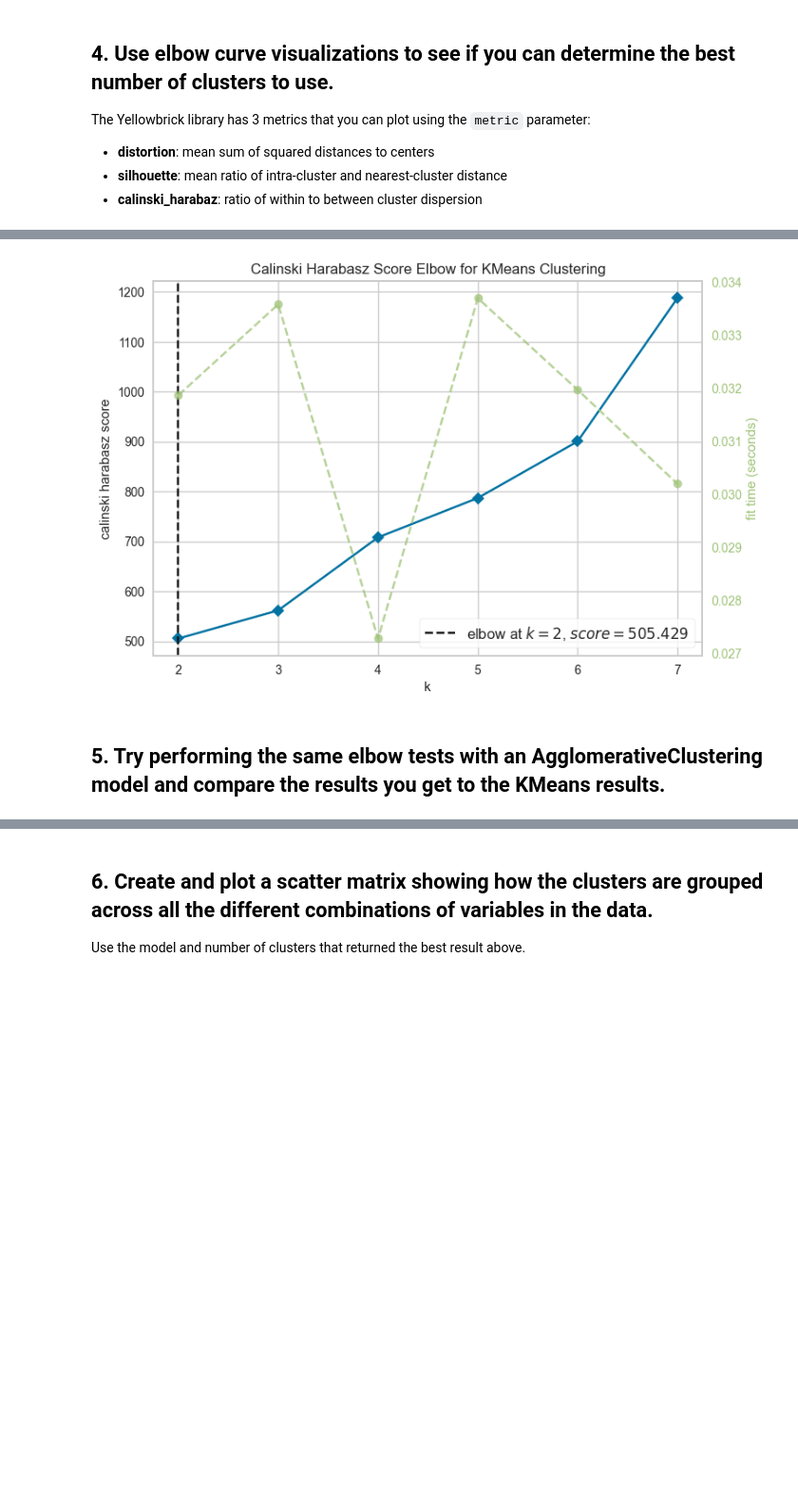
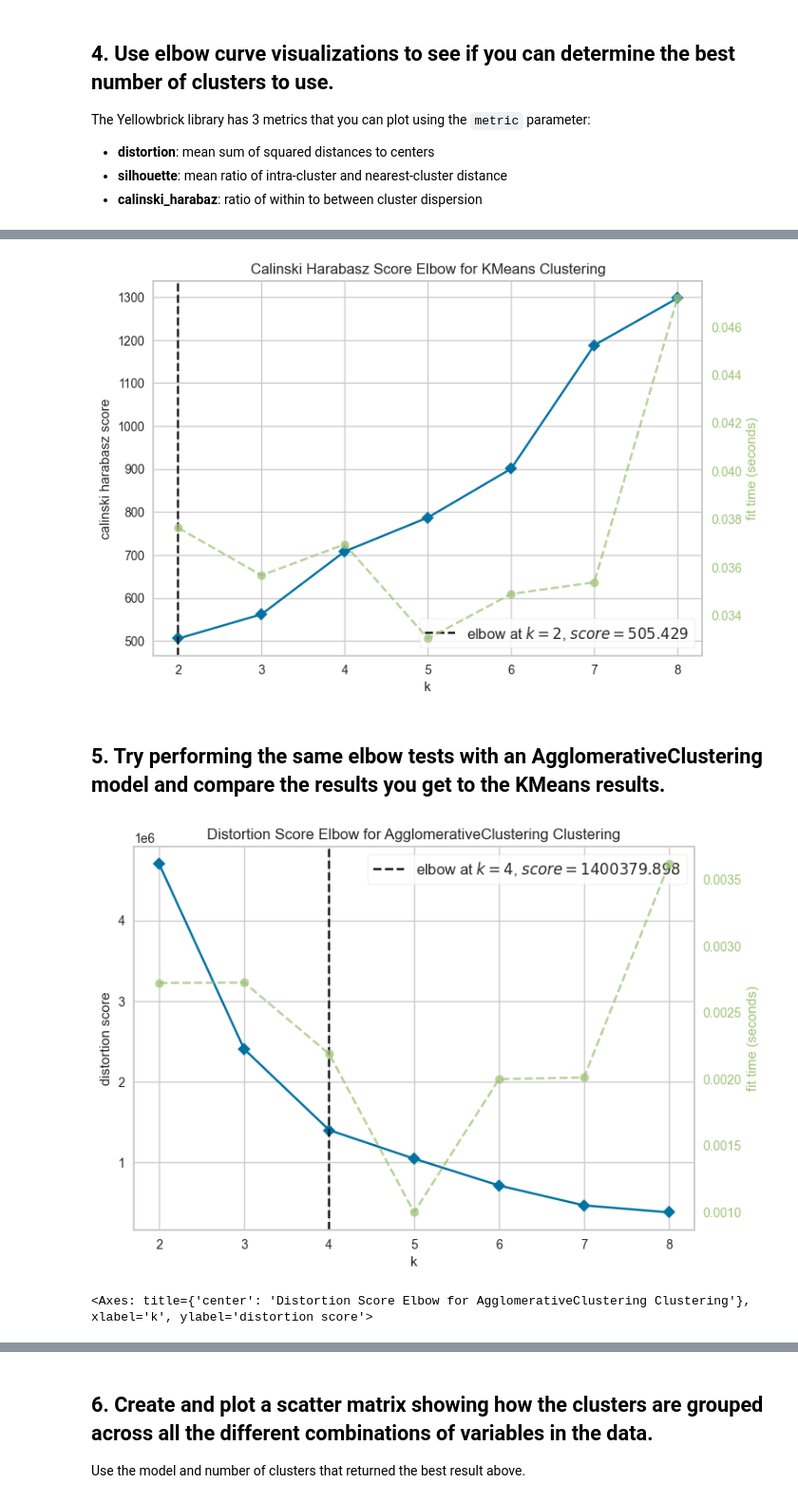
Before and after one commit to Ironhack-Data-Madrid-Octubre-2023/7.4-lab_unsupervised_learning_evaluation, a Jupyter notebook: your-code/main.ipynb, the cells around one changed output, grey strips where cells are left out. Shown: that part at 95% size. Drawn from its saved outputs; the diff is of its cells as text; code cells hidden in the pictures; blank space fills up the shorter version.

```diff
--- a/your-code/main.ipynb
+++ b/your-code/main.ipynb
@@ -95,18 +92,22 @@ visual.poof();
 # %%
-visual=KElbowVisualizer(modelo,metric='calinski_harabasz', k=(2,8))
+visual=KElbowVisualizer(modelo,metric='calinski_harabasz', k=(2,9))
 
 visual.fit(X)
 
 visual.poof();
 # %% [output]
-[figure, old version]
+[figure, new version]
 # %% [markdown]
 ## 5. Try performing the same elbow tests with an AgglomerativeClustering model and compare the results you get to the KMeans results.
 # %%
-
 from sklearn.cluster import AgglomerativeClustering
 
 model2 = AgglomerativeClustering()
-visualizer = KElbowVisualizer(model2, k=(2,8))
-visualizer.fit(X)
-visualizer.poof()
+
+visual = KElbowVisualizer(model2, k=(2,9))
+
+visual.fit(X)
+visual.poof()
+# %% [output]
+[figure, added]
+<Axes: title={'center': 'Distortion Score Elbow for AgglomerativeClustering Clustering'}, xlabel='k', ylabel='distortion score'>
```
Also changed, not shown: parts of 11 cells of this notebook.
